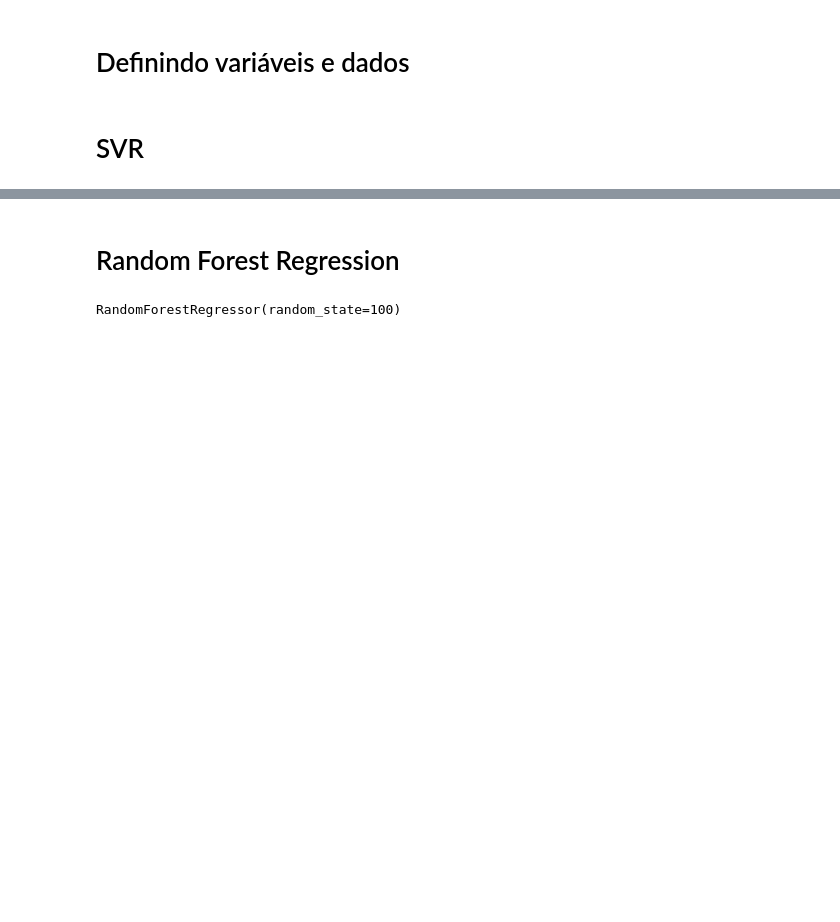
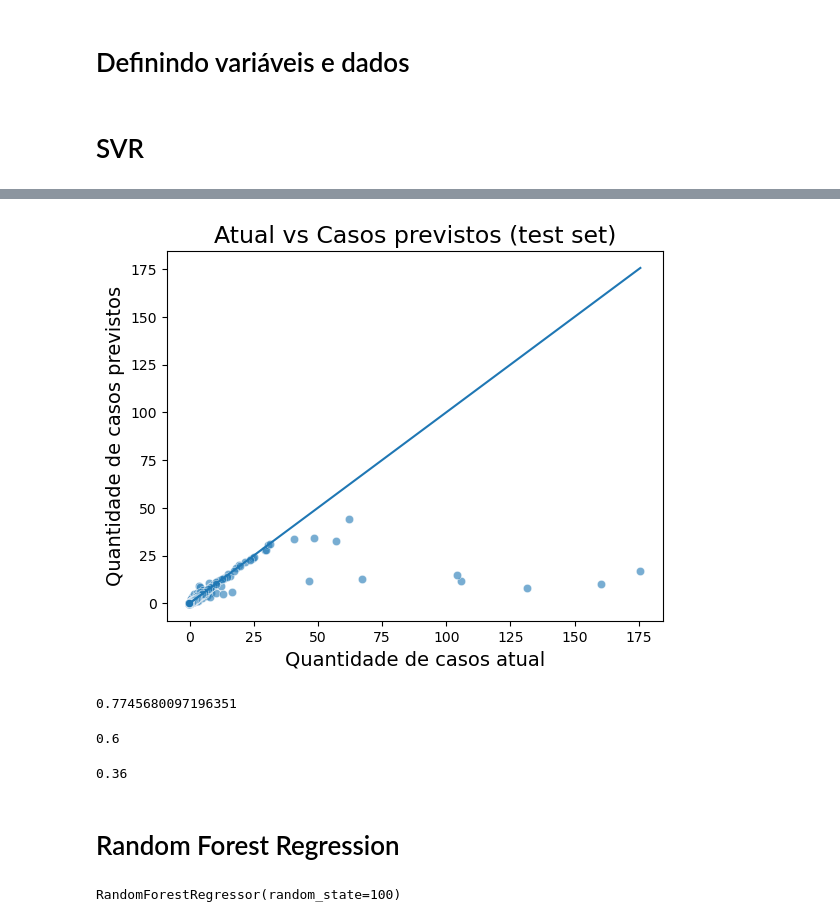
Before and after one commit to Aleomar15/TCC_Project, a Jupyter notebook: Data_Mining.ipynb, the cells around one changed output, grey strips where cells are left out. Drawn from its saved outputs; the diff is of its cells as text; code cells hidden in the pictures; blank space fills up the shorter version.

```diff
--- a/Data_Mining.ipynb
+++ b/Data_Mining.ipynb
@@ -280,3 +343,27 @@ MSE_test
+# %%
+sn.scatterplot(x=y_test, y=y_hat, alpha=0.6)
+sn.lineplot(y_test, y_test)
+
+plt.xlabel('Quantidade de casos atual', fontsize=14)
+plt.ylabel('Quantidade de casos previstos', fontsize=14)
+plt.title('Atual vs Casos previstos (test set)', fontsize=17)
+plt.show()
+# %% [output]
+[figure, added]
+# %%
+SVR_score_opt = grid.score(X_test, y_test)
+# %% [output]
+0.7745680097196351
+# %%
+MSE_SVR_opt = round(np.mean(np.square(y_test - y_hat_optimized)),2)
+RMSE_SVR_opt = round(np.sqrt(MSE_SVR_opt),2)
+RMSE_SVR_opt
+# %% [output]
+0.6
+# %%
+MSE_SVR_opt
+# %% [output]
+0.36
 # %% [markdown]
 # Random Forest Regression
 # %%
```
Also changed, not shown: parts of 53 cells of this notebook.
